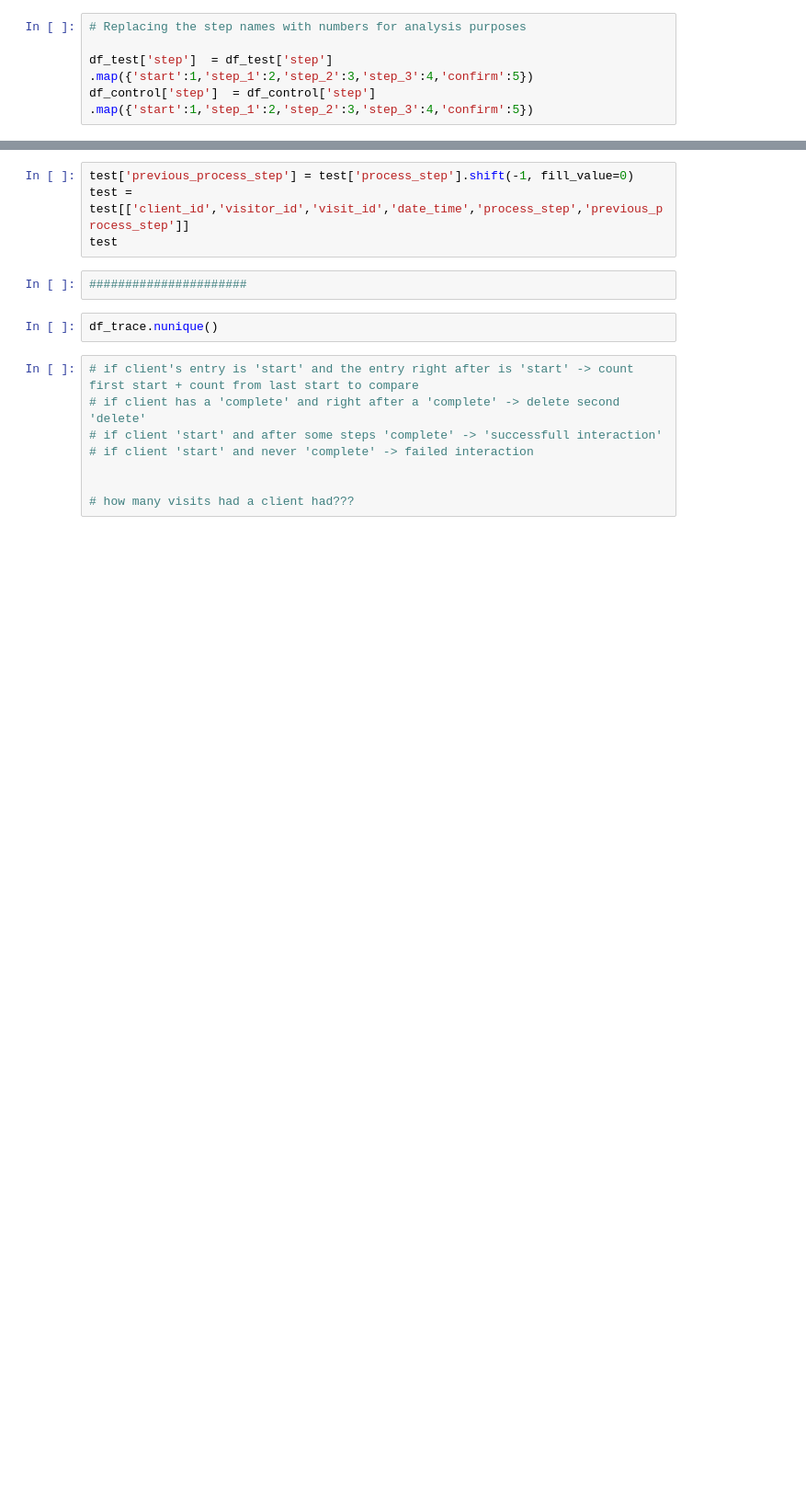
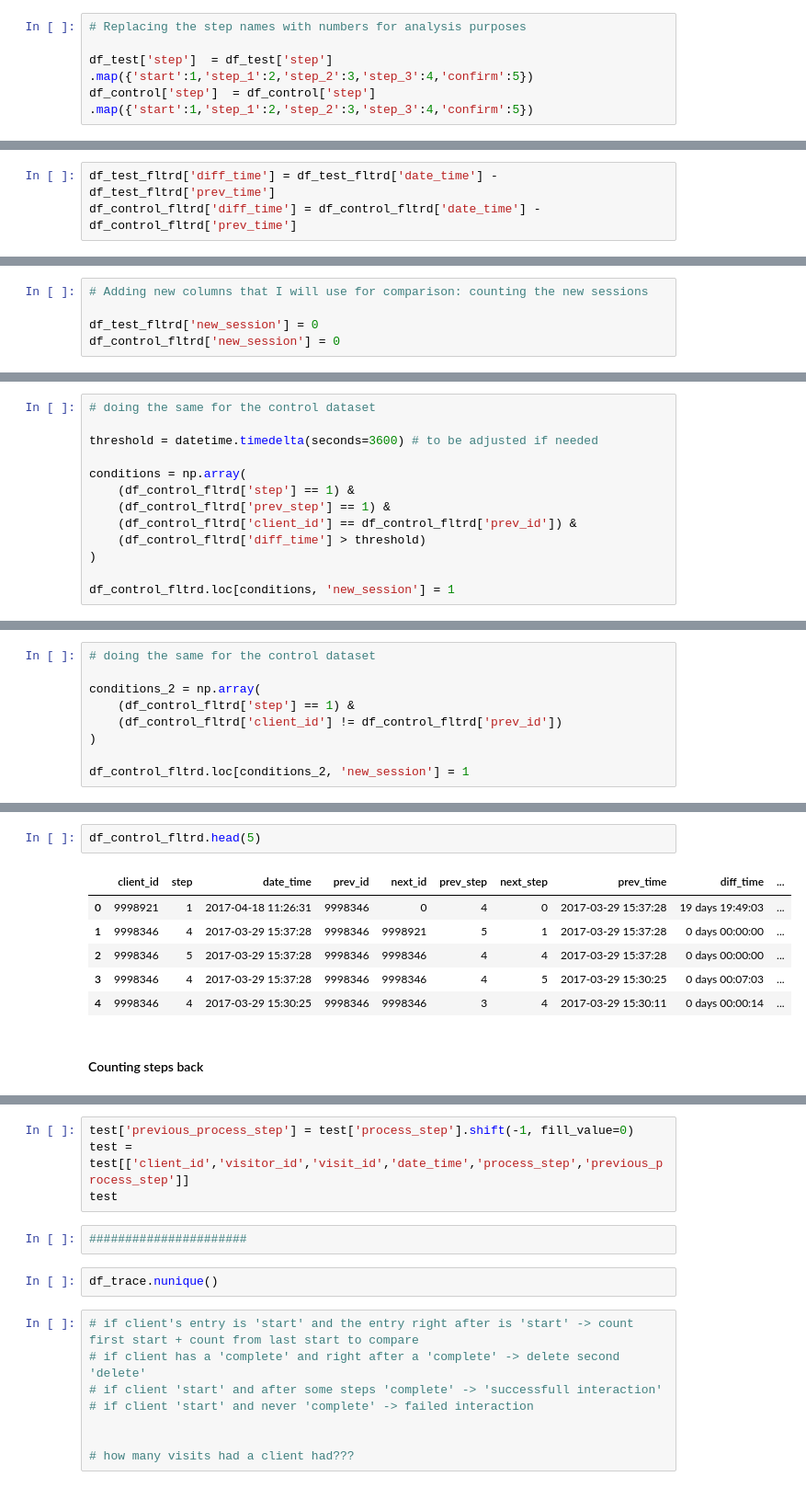
Before and after one commit to dimitsagk/AB_Testing_Analysis, a Jupyter notebook: notebooks/Project_2_02Cleaning+EDA.ipynb, the cells around one changed output, grey strips where cells are left out. Shown: that part at 92% size. Saved outputs shown, nothing was run; the diff lists cells and outputs as text; blank space fills up the shorter version.

```diff
--- a/notebooks/Project_2_02Cleaning+EDA.ipynb
+++ b/notebooks/Project_2_02Cleaning+EDA.ipynb
@@ -545,0 +554,3 @@ df_control_fltrd = df_control[~((df_control['client_id'] == df_control['next_id'
+# %%
+df_test_fltrd['diff_time'] = df_test_fltrd['date_time'] - df_test_fltrd['prev_time']
+df_control_fltrd['diff_time'] = df_control_fltrd['date_time'] - df_control_fltrd['prev_time']
@@ -545,0 +559,5 @@ df_control_fltrd = df_control[~((df_control['client_id'] == df_control['next_id'
+# %%
+# Adding new columns that I will use for comparison: counting the new sessions
+
+df_test_fltrd['new_session'] = 0
+df_control_fltrd['new_session'] = 0
@@ -545,0 +583,13 @@ df_control_fltrd = df_control[~((df_control['client_id'] == df_control['next_id'
+# %%
+# doing the same for the control dataset
+
+threshold = datetime.timedelta(seconds=3600) # to be adjusted if needed
+
+conditions = np.array(
+    (df_control_fltrd['step'] == 1) &
+    (df_control_fltrd['prev_step'] == 1) &
+    (df_control_fltrd['client_id'] == df_control_fltrd['prev_id']) &
+    (df_control_fltrd['diff_time'] > threshold)
+)
+
+df_control_fltrd.loc[conditions, 'new_session'] = 1
@@ -545,0 +606,9 @@ df_control_fltrd = df_control[~((df_control['client_id'] == df_control['next_id'
+# %%
+# doing the same for the control dataset
+
+conditions_2 = np.array(
+    (df_control_fltrd['step'] == 1) &
+    (df_control_fltrd['client_id'] != df_control_fltrd['prev_id'])
+)
+
+df_control_fltrd.loc[conditions_2, 'new_session'] = 1
@@ -545,0 +628,11 @@ df_control_fltrd = df_control[~((df_control['client_id'] == df_control['next_id'
+# %%
+df_control_fltrd.head(5)
+# %% [output]
+|  | client_id | step | date_time | prev_id | next_id | prev_step | next_step | prev_time | diff_time | ... |
+| 0 | 9998921 | 1 | 2017-04-18 11:26:31 | 9998346 | 0 | 4 | 0 | 2017-03-29 15:37:28 | 19 days 19:49:03 | ... |
+| 1 | 9998346 | 4 | 2017-03-29 15:37:28 | 9998346 | 9998921 | 5 | 1 | 2017-03-29 15:37:28 | 0 days 00:00:00 | ... |
+| 2 | 9998346 | 5 | 2017-03-29 15:37:28 | 9998346 | 9998346 | 4 | 4 | 2017-03-29 15:37:28 | 0 days 00:00:00 | ... |
+| 3 | 9998346 | 4 | 2017-03-29 15:37:28 | 9998346 | 9998346 | 4 | 5 | 2017-03-29 15:30:25 | 0 days 00:07:03 | ... |
+| 4 | 9998346 | 4 | 2017-03-29 15:30:25 | 9998346 | 9998346 | 3 | 4 | 2017-03-29 15:30:11 | 0 days 00:00:14 | ... |
+# %% [markdown]
+#### Counting steps back
```
Also changed, not shown: parts of 31 cells of this notebook.
